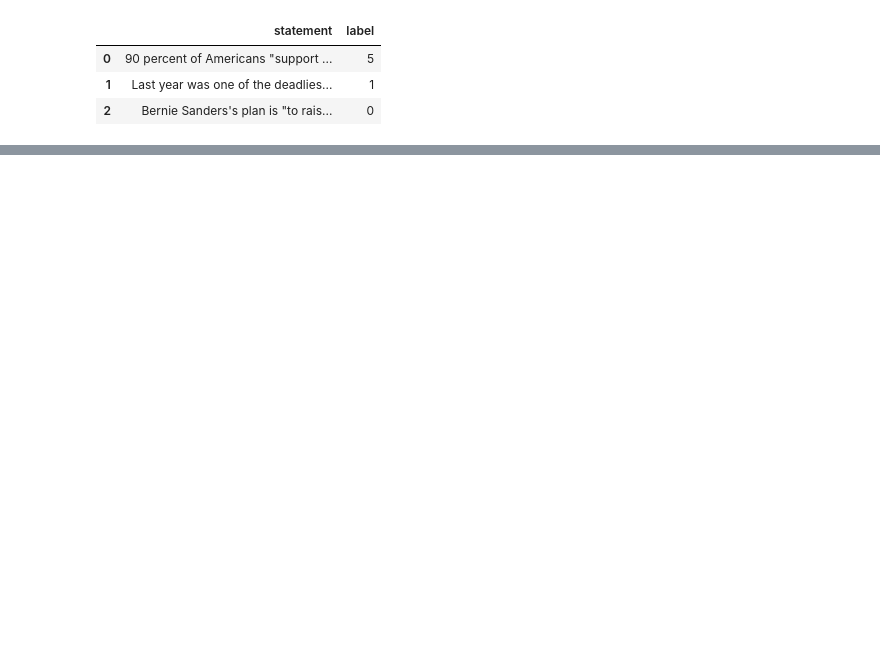
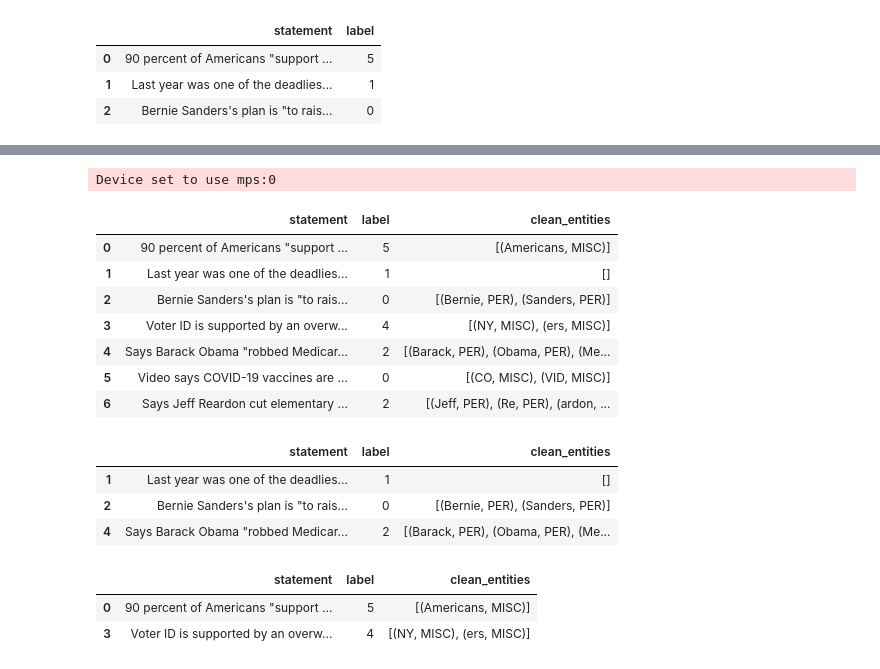
Before and after one commit to matusstanko/NLPD_18, a Jupyter notebook: part1.ipynb, the cells around one changed output, grey strips where cells are left out. Saved outputs shown, nothing was run; the diff lists cells and outputs as text; code cells hidden in the pictures; blank space fills up the shorter version.

```diff
--- a/part1.ipynb
+++ b/part1.ipynb
@@ -64,12 +42,0 @@ Name: count, dtype: int64
-# %%
-from transformers import pipeline
-
-# Load the BERT-based NER model
-ner_pipeline = pipeline("ner", model="dbmdz/bert-large-cased-finetuned-conll03-english")
-
-# Test with a simple example
-text = "Barack Obama was born in Hawaii and worked at the White House."
-ner_results = ner_pipeline(text)
-
-# Print detected entities
-print(ner_results)
@@ -122,0 +49,35 @@ See the caveats in the documentation: https://pandas.pydata.org/pandas-docs/stab
+# %%
+
+# Load RoBERTa NER model
+ner_pipeline_roberta = pipeline("ner", model="Jean-Baptiste/roberta-large-ner-english")
+
+def clean_entity(entity):
+    """Removes tokenization artifacts and filters out unwanted characters."""
+    word = entity["word"].replace("Ġ", "").strip()  # Remove subword markers
+    if len(word) > 1 and word.isalpha():  # Keep only proper words
+        return (word, entity["entity"])
+    return None  # Ignore bad entities
+
+def extract_entities(text):
+    """Runs RoBERTa NER and cleans extracted entities."""
+    if isinstance(text, str) and text.strip():
+        entities = ner_pipeline_roberta(text)
+        return [e for e in (clean_entity(ent) for ent in entities) if e]  # Apply filtering
+    return []
+
+# Apply NER extraction + cleaning
+df_RoBert = df.copy()
+df_RoBert.loc[:, "clean_entities"] = df["statement"].apply(extract_entities)
+
+# Show first few rows
+df_RoBert
+# %% [output]
+Device set to use mps:0
+|  | statement | label | clean_entities |
+| 0 | 90 percent of Americans "support ... | 5 | [(Americans, MISC)] |
+| 1 | Last year was one of the deadlies... | 1 | [] |
+| 2 | Bernie Sanders's plan is "to rais... | 0 | [(Bernie, PER), (Sanders, PER)] |
+| 3 | Voter ID is supported by an overw... | 4 | [(NY, MISC), (ers, MISC)] |
+| 4 | Says Barack Obama "robbed Medicar... | 2 | [(Barack, PER), (Obama, PER), (Me... |
+| 5 | Video says COVID-19 vaccines are ... | 0 | [(CO, MISC), (VID, MISC)] |
+| 6 | Says Jeff Reardon cut elementary ... | 2 | [(Jeff, PER), (Re, PER), (ardon, ... |
@@ -122,0 +91,13 @@ See the caveats in the documentation: https://pandas.pydata.org/pandas-docs/stab
+# %%
+df_RoBert_false.head(3)
+# %% [output]
+|  | statement | label | clean_entities |
+| 1 | Last year was one of the deadlies... | 1 | [] |
+| 2 | Bernie Sanders's plan is "to rais... | 0 | [(Bernie, PER), (Sanders, PER)] |
+| 4 | Says Barack Obama "robbed Medicar... | 2 | [(Barack, PER), (Obama, PER), (Me... |
+# %%
+df_RoBert_true.head(3)
+# %% [output]
+|  | statement | label | clean_entities |
+| 0 | 90 percent of Americans "support ... | 5 | [(Americans, MISC)] |
+| 3 | Voter ID is supported by an overw... | 4 | [(NY, MISC), (ers, MISC)] |
```
Also changed, not shown: parts of 16 cells of this notebook, 3 other files.
